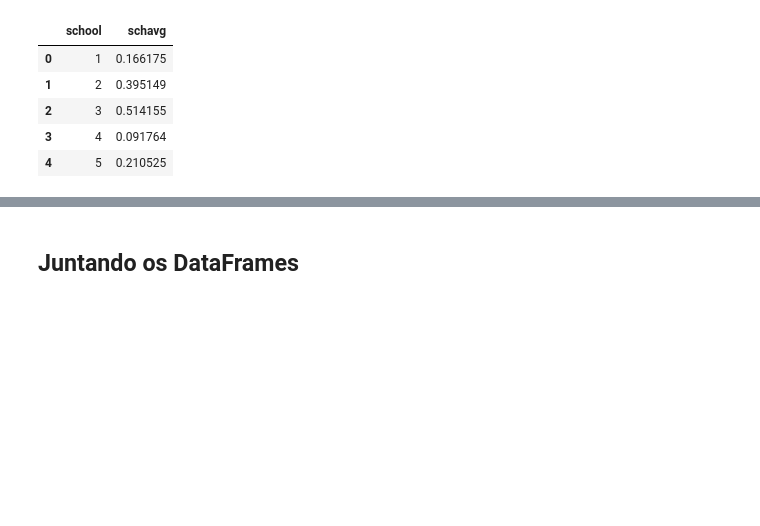
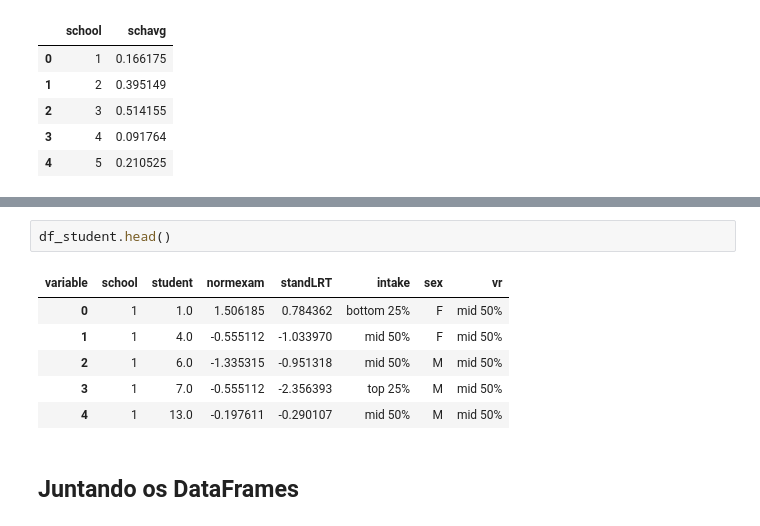
Before and after one commit to VitoriaSampaiodev/case-predi-o, a Jupyter notebook: vitoriaalves_case_predição2.ipynb, the cells around one changed output, grey strips where cells are left out. Drawn from its saved outputs; the diff is of its cells as text; blank space fills up the shorter version.

```diff
--- a/vitoriaalves_case_predição2.ipynb
+++ b/vitoriaalves_case_predição2.ipynb
@@ -159,3 +159,12 @@ df_numschool.head()
+# %%
+df_student.head()
+# %% [output]
+| variable | school | student | normexam | standLRT | intake | sex | vr |
+| 0 | 1 | 1.0 | 1.506185 | 0.784362 | bottom 25% | F | mid 50% |
+| 1 | 1 | 4.0 | -0.555112 | -1.033970 | mid 50% | F | mid 50% |
+| 2 | 1 | 6.0 | -1.335315 | -0.951318 | mid 50% | M | mid 50% |
+| 3 | 1 | 7.0 | -0.555112 | -2.356393 | top 25% | M | mid 50% |
+| 4 | 1 | 13.0 | -0.197611 | -0.290107 | mid 50% | M | mid 50% |
 # %% [markdown]
 ## Juntando os DataFrames
 # %%
```
Also changed, not shown: parts of 20 cells of this notebook.
